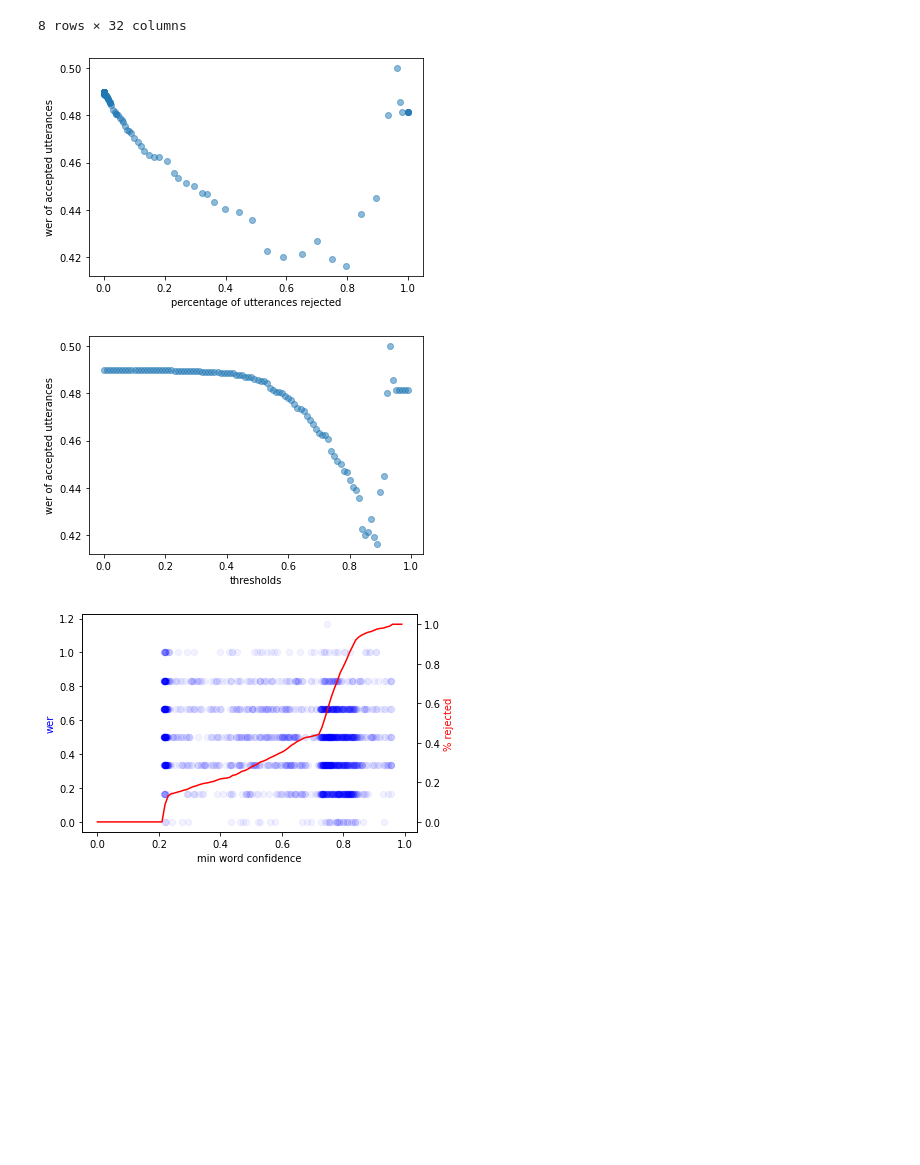
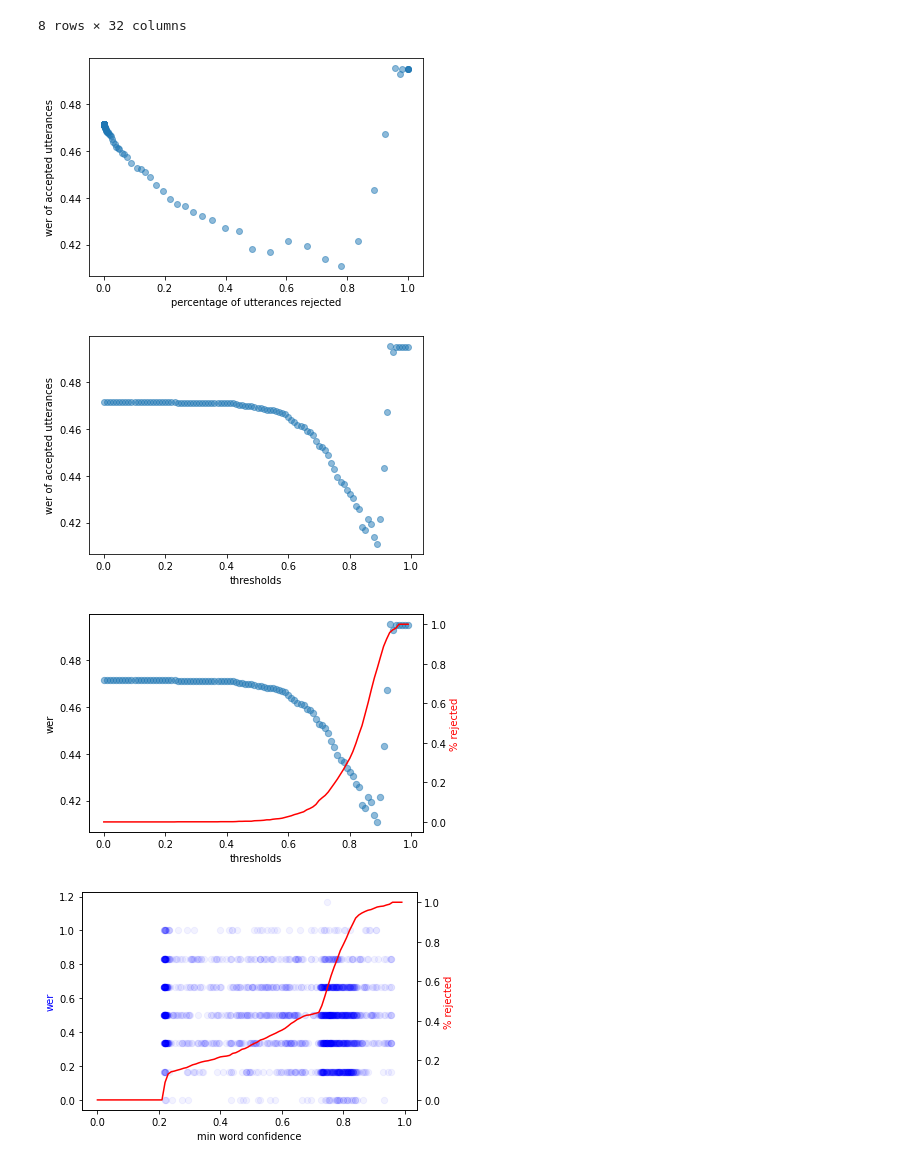
Before and after one commit to siyuan-tang/google_asr, a Jupyter notebook: scripts/plot.ipynb, the cells around one changed output. Drawn from its saved outputs; the diff is of its cells as text; code cells hidden in the pictures; blank space fills up the shorter version.

```diff
--- a/scripts/plot.ipynb
+++ b/scripts/plot.ipynb
@@ -2,7 +2,7 @@
 import pandas as pd
 import matplotlib.pyplot as plt
 # %%
-df = pd.read_csv("/Users/tsy/Desktop/google/shilin/csv/test_1best_male.csv")
+df = pd.read_csv("/Users/tsy/Desktop/google/shilin/csv/test_nbest.csv")
 # %%
 df
 # %% [output]
@@ -51,33 +51,45 @@ b.describe()
 # %%
 thresholds = []
 rej_percents = []
 acc_wer = []
 threshold = 0
 while threshold <= 1:
     thresholds.append(threshold)
     rej_percent = df[df['sentence_confidence'] < threshold].shape[0] / df.shape[0]
     accept = df[df['sentence_confidence'] > threshold]['wer'].to_list()
     if len(accept) != 0:
         wer_mean = sum(accept)/len(accept)
 #     else:
 #         wer_mean = 0.5
     acc_wer.append(wer_mean)
     rej_percents.append(rej_percent)
     threshold += 0.01
 
 
 plt.scatter(rej_percents, acc_wer, alpha=0.5)
 plt.xlabel('percentage of utterances rejected')
 plt.ylabel('wer of accepted utterances')
 plt.show()
 
 plt.scatter(thresholds, acc_wer, alpha=0.5)
 plt.xlabel('thresholds')
 plt.ylabel('wer of accepted utterances')
 plt.show()
+
+fig, ax1 = plt.subplots()
+
+ax2 = ax1.twinx()
+ax1.scatter(thresholds, acc_wer, s=40, alpha=0.5)
+ax2.plot(thresholds, rej_percents, color='r')
+
+ax1.set_xlabel('thresholds')
+ax1.set_ylabel('wer')
+ax2.set_ylabel('% rejected', color='r')
+plt.show()
 # %% [output]
-[figure, old version]
+[figure, new version]
-[figure, old version]
+[figure, new version]
+[figure, added]
 # %%
 thresholds = []
 rej_percents = []
```
Also changed, not shown: parts of 4 cells of this notebook.
